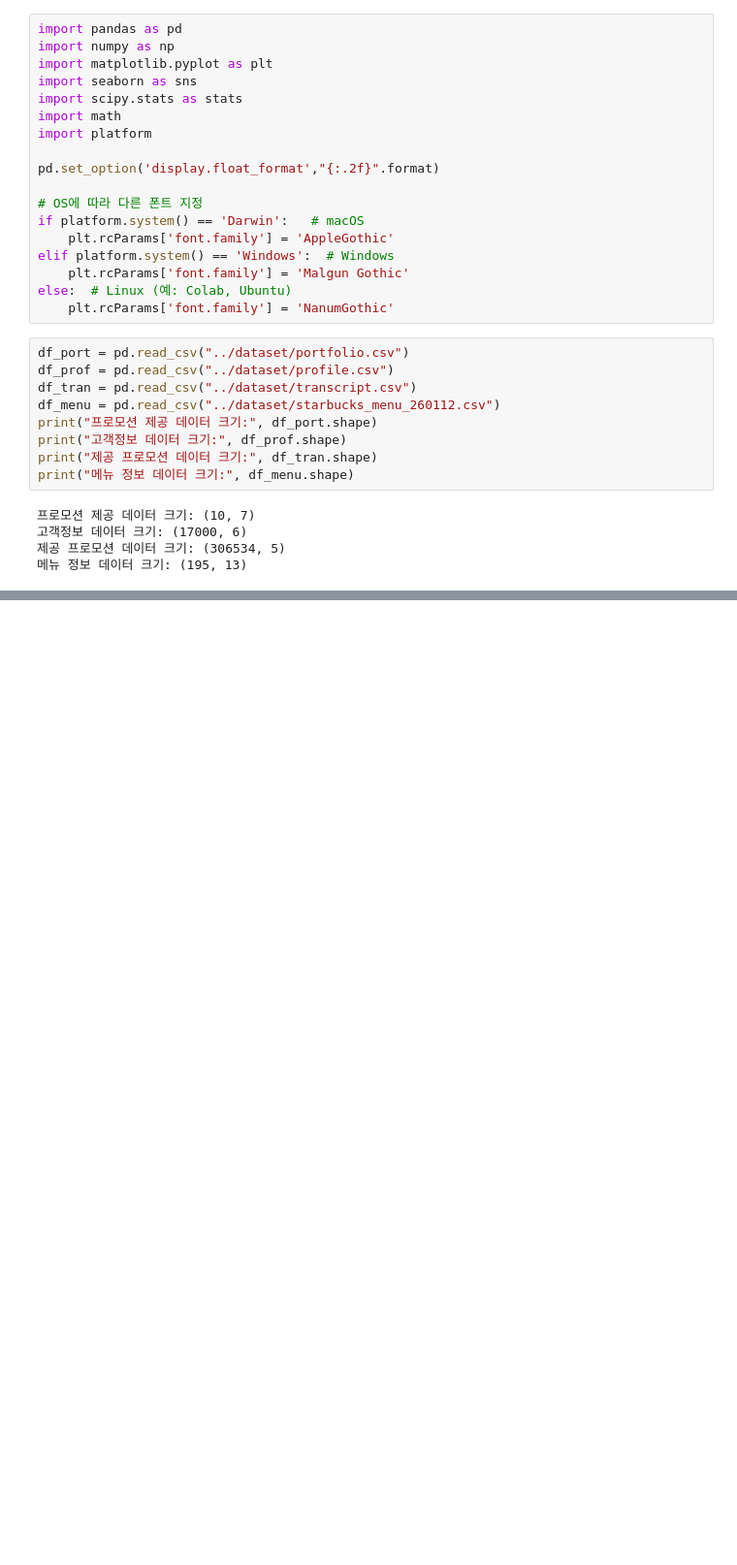
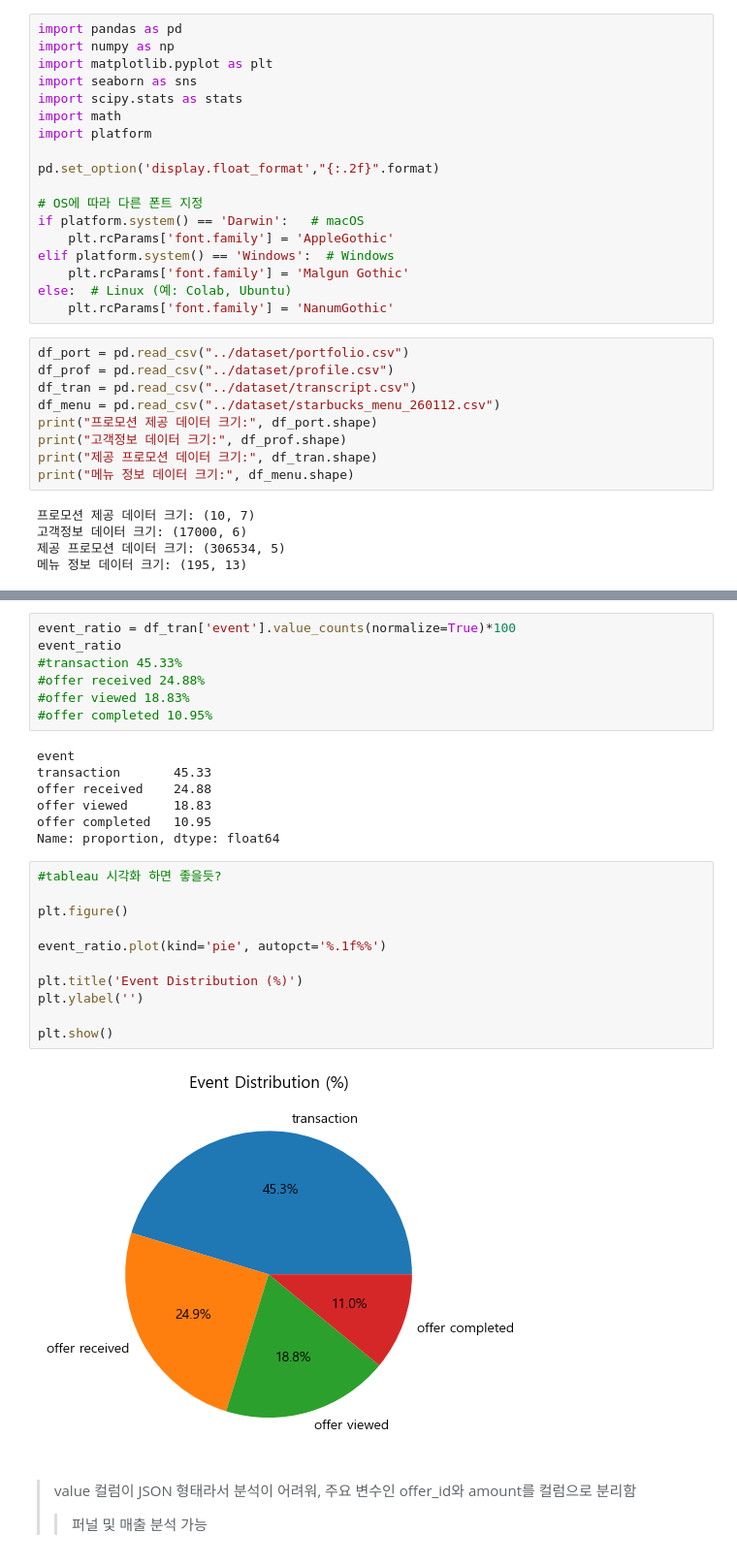
Before and after one commit to rladbstj56/practice_project, a Jupyter notebook: chanhui_EDA/EDA_1.ipynb, the cells around one changed output, grey strips where cells are left out. Shown at 97% size. Cells and saved outputs as stored; diff of their text form; blank space fills up the shorter version.

```diff
--- a/chanhui_EDA/EDA_1.ipynb
+++ b/chanhui_EDA/EDA_1.ipynb
@@ -32,0 +385,30 @@ print("메뉴 정보 데이터 크기:", df_menu.shape)
+# %%
+event_ratio = df_tran['event'].value_counts(normalize=True)*100
+event_ratio
+#transaction 45.33%
+#offer received 24.88%
+#offer viewed 18.83%
+#offer completed 10.95%
+# %% [output]
+event
+transaction       45.33
+offer received    24.88
+offer viewed      18.83
+offer completed   10.95
+Name: proportion, dtype: float64
+# %%
+#tableau 시각화 하면 좋을듯?
+
+plt.figure()
+
+event_ratio.plot(kind='pie', autopct='%.1f%%')
+
+plt.title('Event Distribution (%)')
+plt.ylabel('')
+
+plt.show()
+# %% [output]
+[figure, added]
+# %% [markdown]
+> value 컬럼이 JSON 형태라서 분석이 어려워, 주요 변수인 offer_id와 amount를 컬럼으로 분리함
+>> 퍼널 및 매출 분석 가능
```
Also changed, not shown: parts of 89 cells of this notebook, 1 other file.
